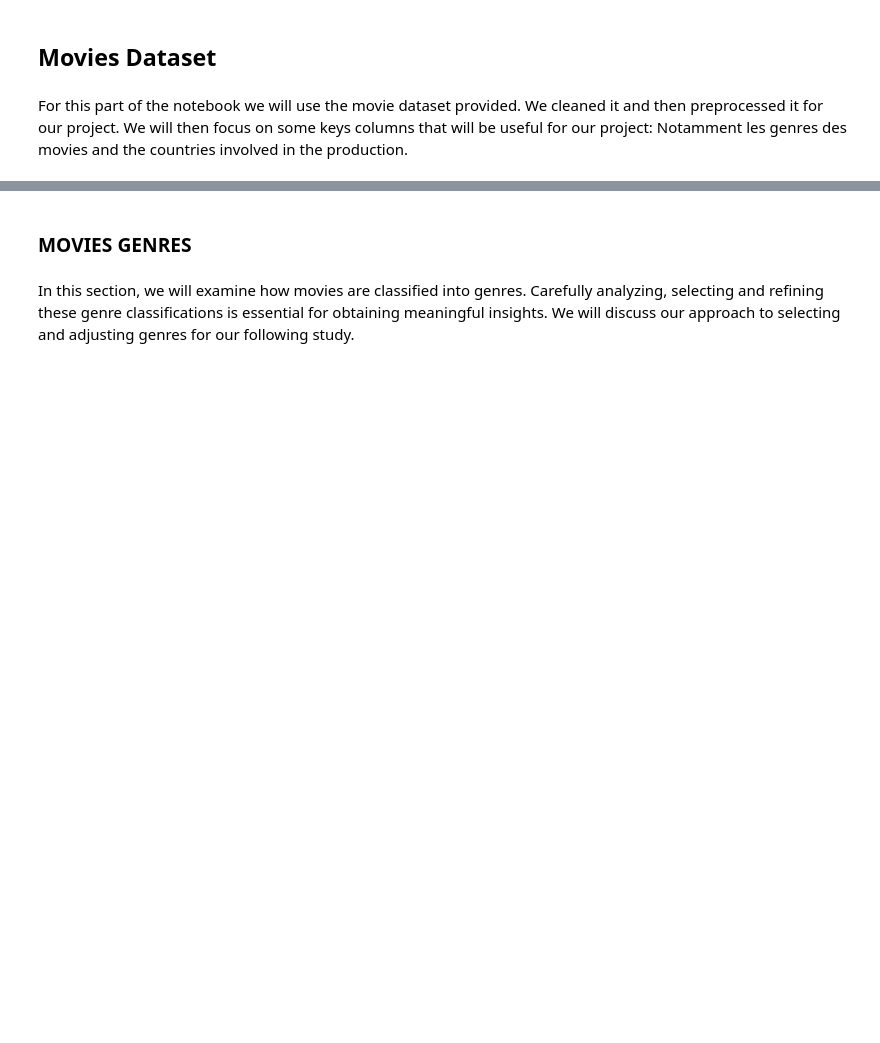
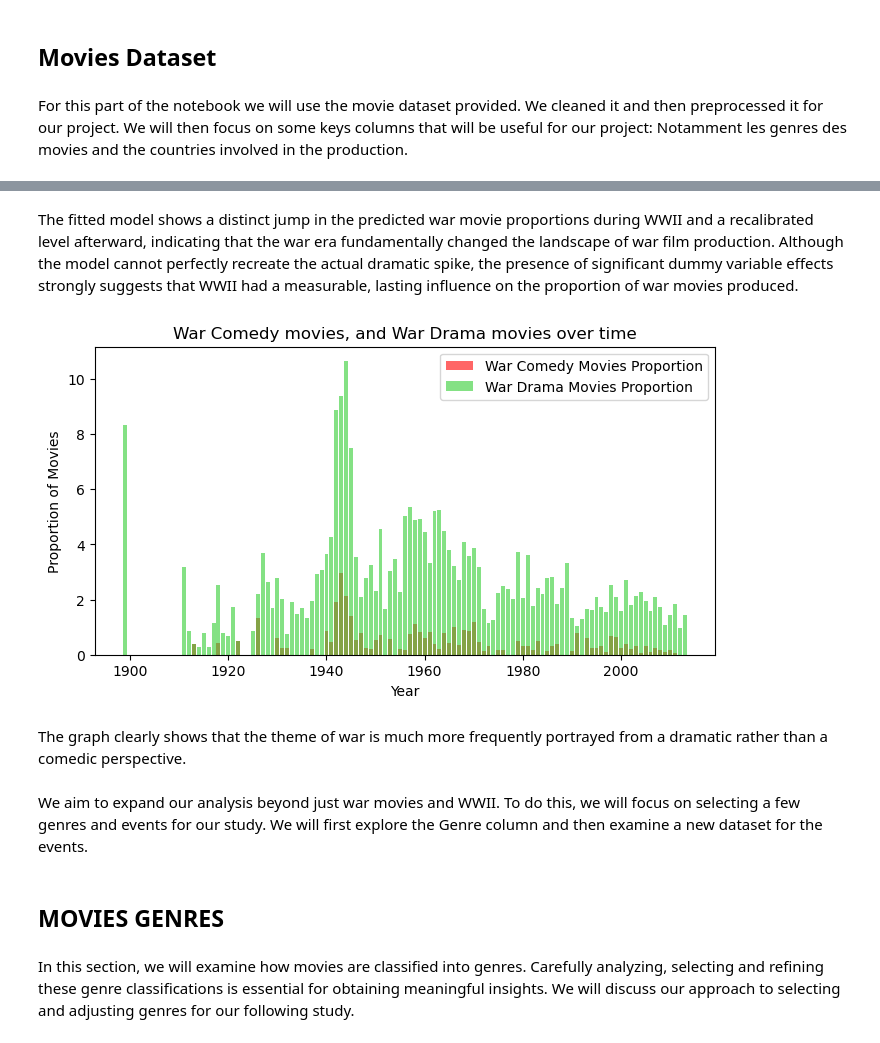
Before and after one commit to epfl-ada/ada-2024-project-nostringsadached, a Jupyter notebook: new_results2.ipynb, the cells around one changed output, grey strips where cells are left out. Cells and saved outputs as stored; diff of their text form; code cells hidden in the pictures; blank space fills up the shorter version.

```diff
--- a/new_results2.ipynb
+++ b/new_results2.ipynb
@@ -39,5 +231,30 @@ preprocessed_movies.head(2)
+# %% [markdown]
+The fitted model shows a distinct jump in the predicted war movie proportions during WWII and a recalibrated level afterward, indicating that the war era fundamentally changed the landscape of war film production. Although the model cannot perfectly recreate the actual dramatic spike, the presence of significant dummy variable effects strongly suggests that WWII had a measurable, lasting influence on the proportion of war movies produced.
+# %%
+war_comedy_movies_per_year = War_movies_comedy.groupby('Year').size()
+war_drama_movies_per_year = War_movies_drama.groupby('Year').size()
+
+#calculate the proportion of each category of movie per year
+war_comedy_movies_proportion = (war_comedy_movies_per_year / total_movies_per_year)*100
+war_drama_movies_proportion = (war_drama_movies_per_year / total_movies_per_year)*100
+
+plt.figure(figsize=(8, 4))
+plt.bar(war_comedy_movies_proportion.index, war_comedy_movies_proportion.values, label='War Comedy Movies Proportion', color='red', alpha=0.6)
+plt.bar(war_drama_movies_proportion.index, war_drama_movies_proportion.values, label='War Drama Movies Proportion', color='limegreen', alpha=0.6)
+
+plt.xlabel('Year')
+plt.ylabel('Proportion of Movies')
+plt.title('War Comedy movies, and War Drama movies over time')
+plt.legend(loc='upper right')
+plt.show()
+# %% [output]
+[figure, added]
+# %% [markdown]
+The graph clearly shows that the theme of war is much more frequently portrayed from a dramatic rather than a comedic perspective.
+# %% [markdown]
+We aim to expand our analysis beyond just war movies and WWII. To do this, we will focus on selecting a few genres and events for our study. We will first explore the Genre column and then examine a new dataset for the events.
 # %% [markdown]
-### MOVIES GENRES
+## MOVIES GENRES
 # %% [markdown]
 In this section, we will examine how movies are classified into genres. Carefully analyzing, selecting and refining these genre classifications is essential for obtaining meaningful insights.
 We will discuss our approach to selecting and adjusting genres for our following study.
```
Also changed, not shown: parts of 26 cells of this notebook, 2 other files.
